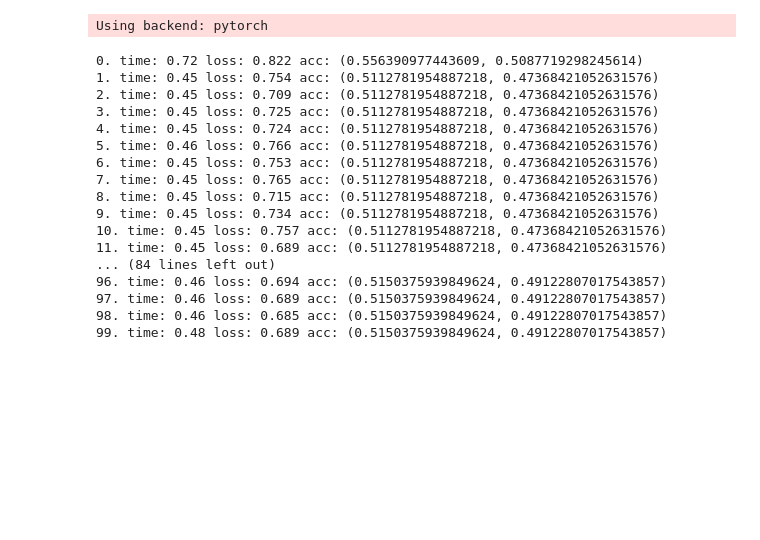
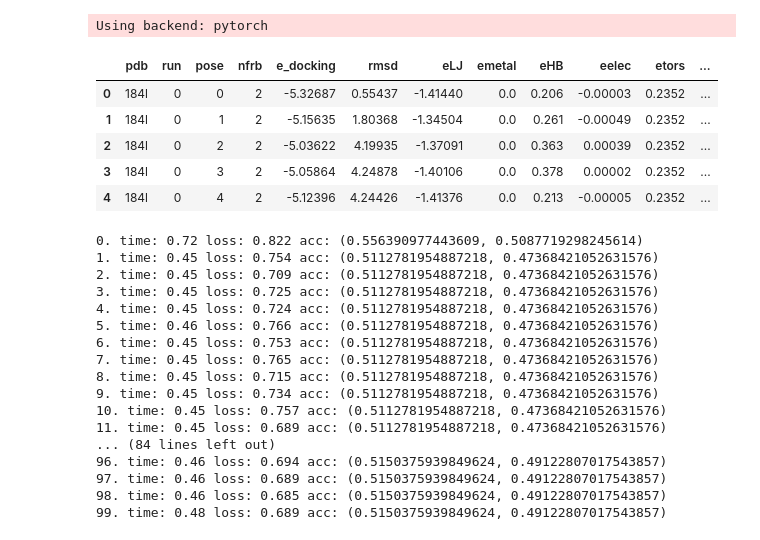
Before and after one commit to ostroganov/chemodl, a Jupyter notebook: pipeline.ipynb, the cells around one changed output. Drawn from its saved outputs; the diff is of its cells as text; code cells hidden in the pictures; blank space fills up the shorter version.

```diff
--- a/pipeline.ipynb
+++ b/pipeline.ipynb
@@ -25,6 +25,15 @@ graphs = dgl.load_graphs(folder + 'graphs.bin')[0]
 
 df = pd.read_csv('02-pdbbind-refined.csv')
 labels = df['is_good'].head(1000).tolist()
+# %%
+df.head()
+# %% [output]
+|  | pdb | run | pose | nfrb | e_docking | rmsd | eLJ | emetal | eHB | eelec | etors | ... |
+| 0 | 184l | 0 | 0 | 2 | -5.32687 | 0.55437 | -1.41440 | 0.0 | 0.206 | -0.00003 | 0.2352 | ... |
+| 1 | 184l | 0 | 1 | 2 | -5.15635 | 1.80368 | -1.34504 | 0.0 | 0.261 | -0.00049 | 0.2352 | ... |
+| 2 | 184l | 0 | 2 | 2 | -5.03622 | 4.19935 | -1.37091 | 0.0 | 0.363 | 0.00039 | 0.2352 | ... |
+| 3 | 184l | 0 | 3 | 2 | -5.05864 | 4.24878 | -1.40106 | 0.0 | 0.378 | 0.00002 | 0.2352 | ... |
+| 4 | 184l | 0 | 4 | 2 | -5.12396 | 4.24426 | -1.41376 | 0.0 | 0.213 | -0.00005 | 0.2352 | ... |
 # %%
 # this is a hack to make a balanced dataset ~380 graphs (we can delete if needed, and use the original 1000 graphs)
 top1000 = df.head(1000).reset_index()
```
Also changed, not shown: 3 other files.
